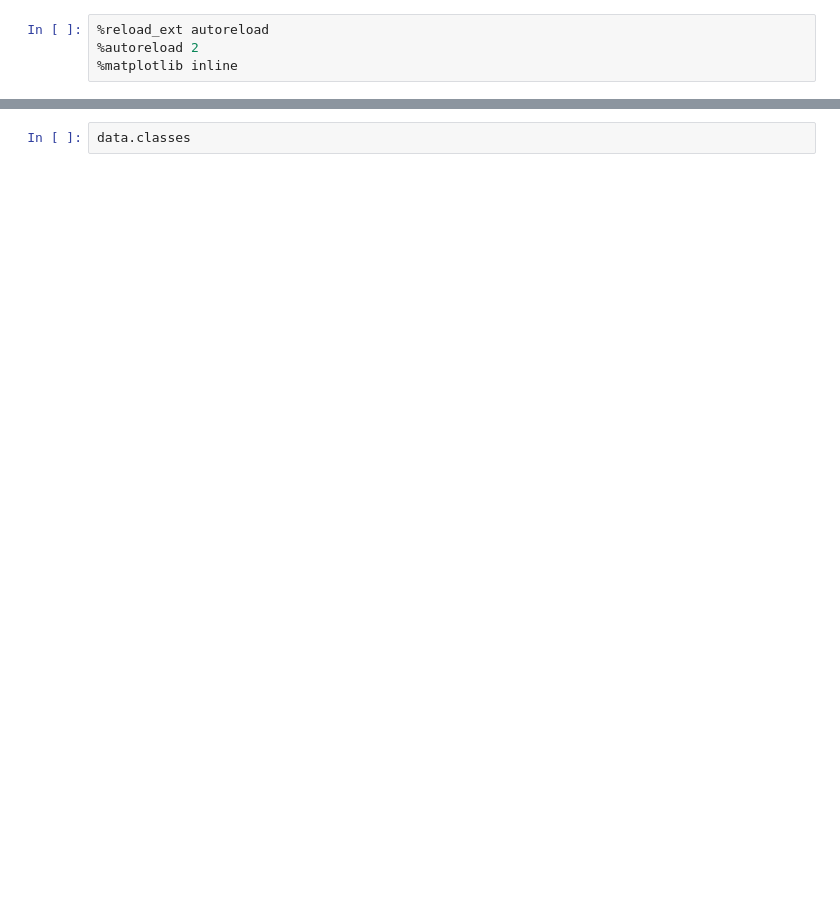
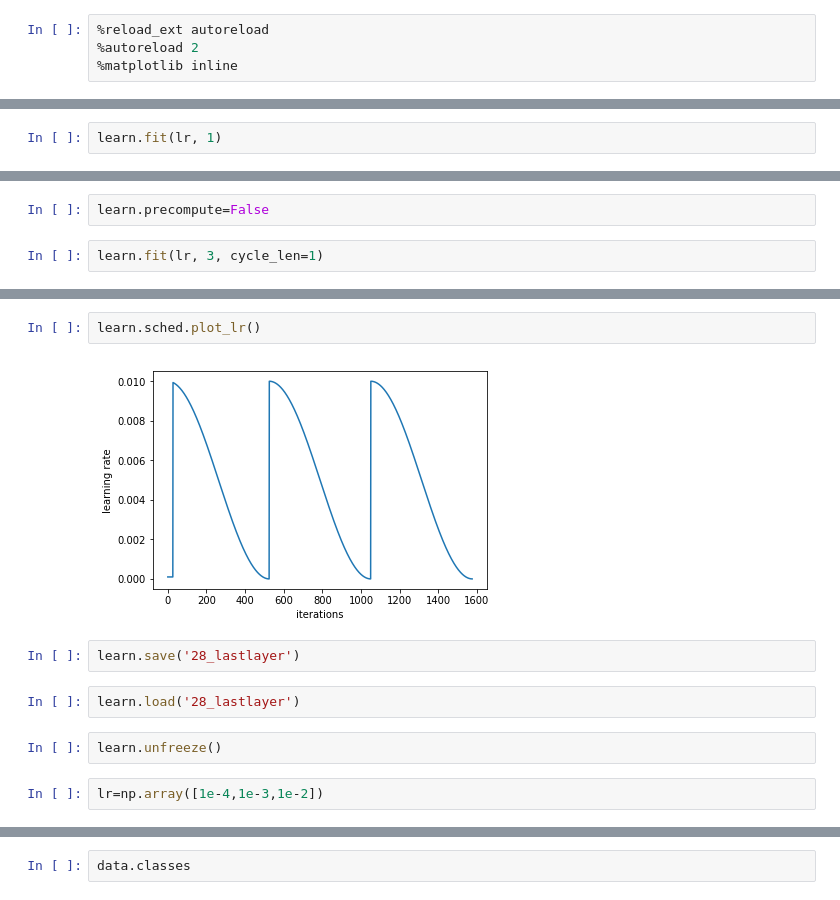
Before and after one commit to kugmax/fastai_learn, a Jupyter notebook: Digit Recognizer (MNIST).ipynb, the cells around one changed output, grey strips where cells are left out. Saved outputs shown, nothing was run; the diff lists cells and outputs as text; blank space fills up the shorter version.

```diff
--- a/Digit Recognizer (MNIST).ipynb
+++ b/Digit Recognizer (MNIST).ipynb
@@ -74,0 +98,2 @@ ValueError: not enough values to unpack (expected at least 2, got 1)
+# %%
+learn.fit(lr, 1)
@@ -74,0 +105,4 @@ ValueError: not enough values to unpack (expected at least 2, got 1)
+# %%
+learn.precompute=False
+# %%
+learn.fit(lr, 3, cycle_len=1)
@@ -74,0 +116,12 @@ ValueError: not enough values to unpack (expected at least 2, got 1)
+# %%
+learn.sched.plot_lr()
+# %% [output]
+[figure, added]
+# %%
+learn.save('28_lastlayer')
+# %%
+learn.load('28_lastlayer')
+# %%
+learn.unfreeze()
+# %%
+lr=np.array([1e-4,1e-3,1e-2])
```
Also changed, not shown: parts of 45 cells of this notebook.
